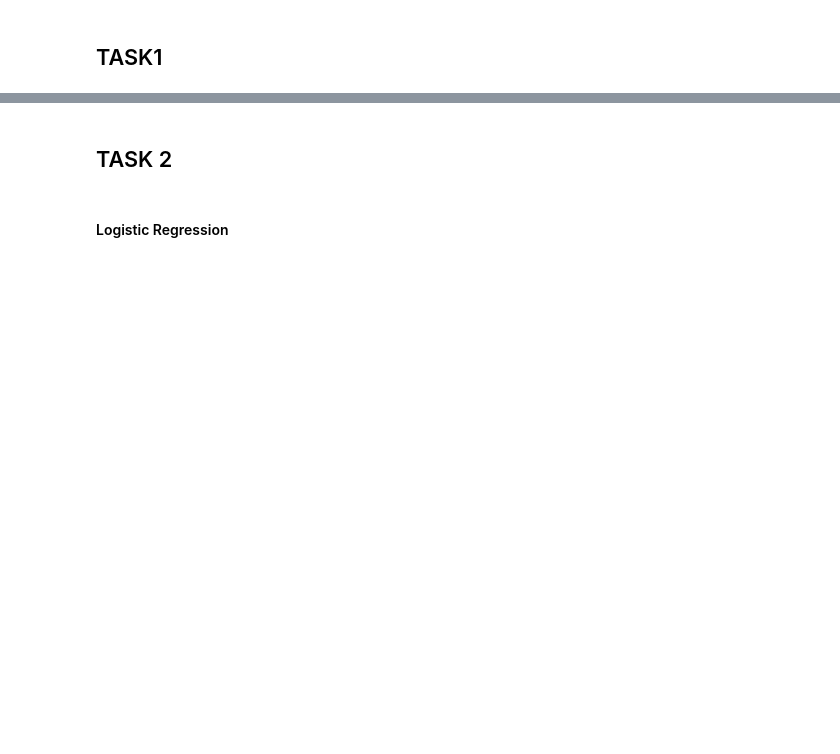
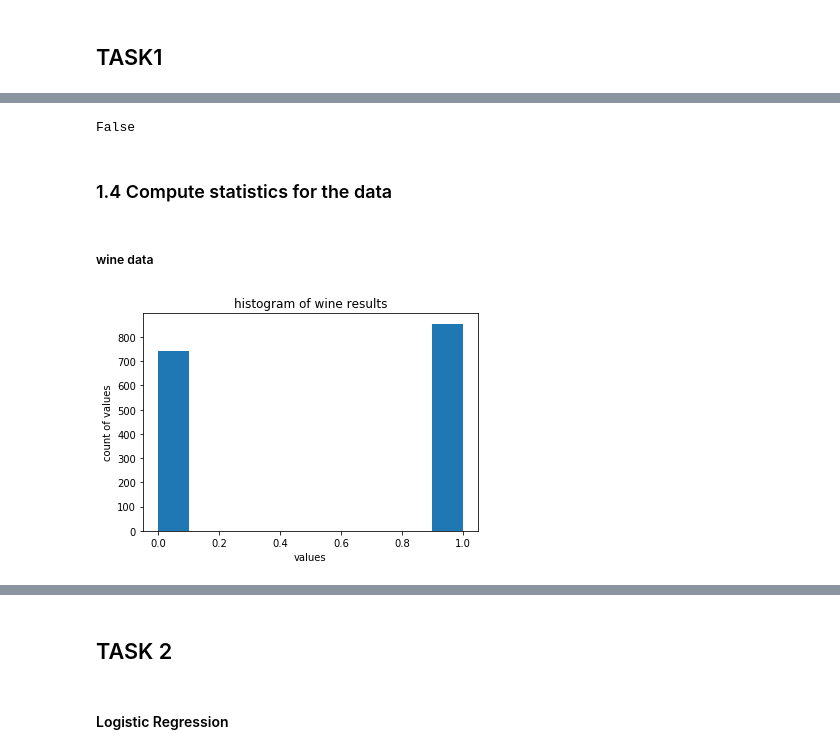
Before and after one commit to eff-kay/aml_classification_models, a Jupyter notebook: mini_project1.ipynb, the cells around one changed output, grey strips where cells are left out. Drawn from its saved outputs; the diff is of its cells as text; code cells hidden in the pictures; blank space fills up the shorter version.

```diff
--- a/mini_project1.ipynb
+++ b/mini_project1.ipynb
@@ -36,3 +113,11 @@ cancer['classified'] = [1 if x == 4 else 0 for x in cancer["class"]]
+# %%
+## run the checks again, should be false
+cancer_columns_invalid = cancer.applymap(lambda x: not isinstance(x, (int, float))).any()
+cancer_columns_invalid.any()
+# %% [output]
+False
+# %% [markdown]
+### 1.4 Compute statistics for the data
 # %%
 wine_X = np.array(wine[['fixed acidity', 'volatile acidity', 'citric acid', 'residual sugar',
        'chlorides', 'free sulfur dioxide', 'total sulfur dioxide', 'density',
@@ -42,3 +127,13 @@ wine_y = np.array(wine[['classified']])
 cancer_X = np.array(cancer[['thickness', 'cell_size', 'cell_shape', 'adhesion', 'e_cell_size',
        'bare_nuclei', 'chromatin', 'nucleoli', 'mitosis']])
 cancer_y = np.array(cancer[["classified"]])
+# %% [markdown]
+##### wine data
+# %%
+pt.hist(wine.classified)
+pt.ylabel("count of values")
+pt.xlabel("values")
+pt.title('histogram of wine results')
+pt.show()
+# %% [output]
+[figure, added]
```
Also changed, not shown: parts of 66 cells of this notebook.
